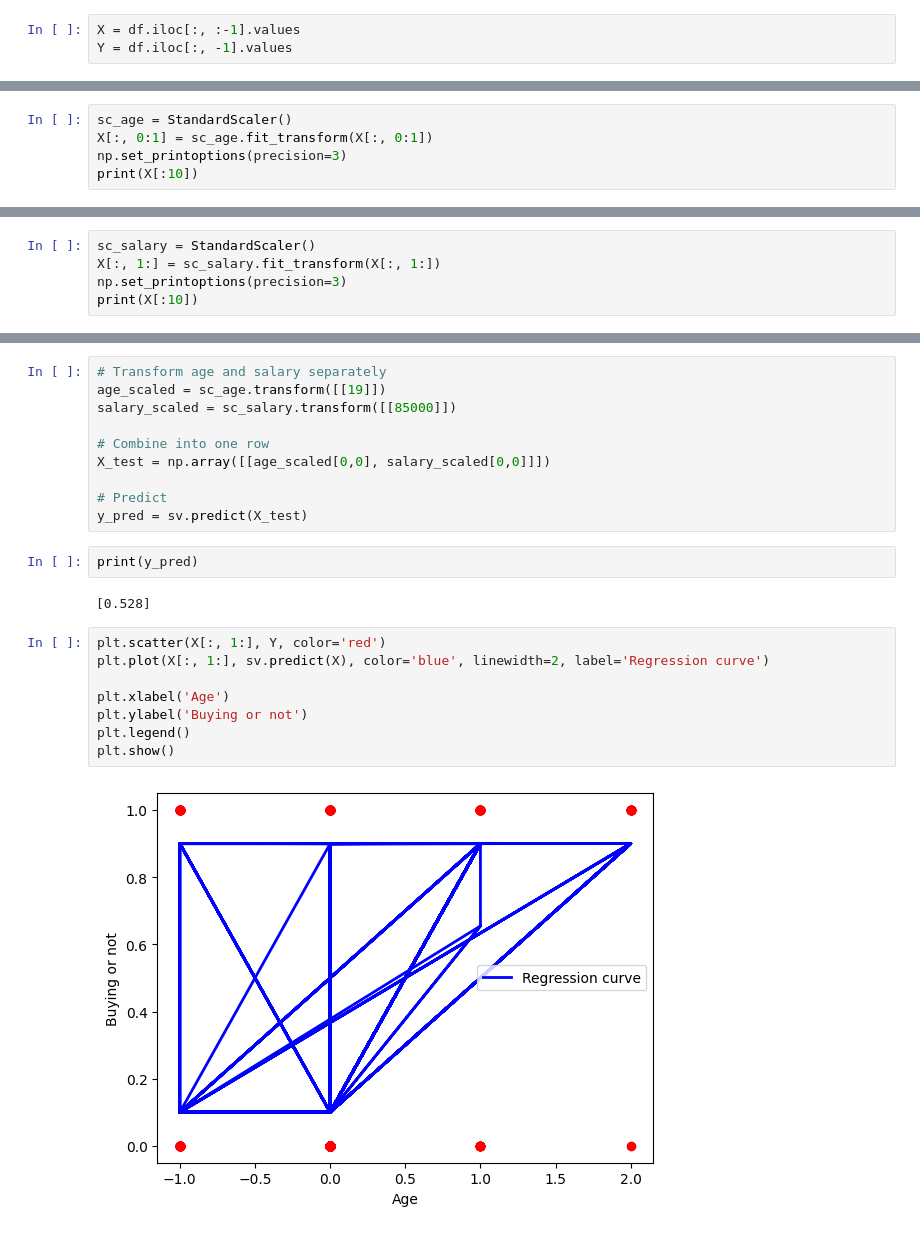
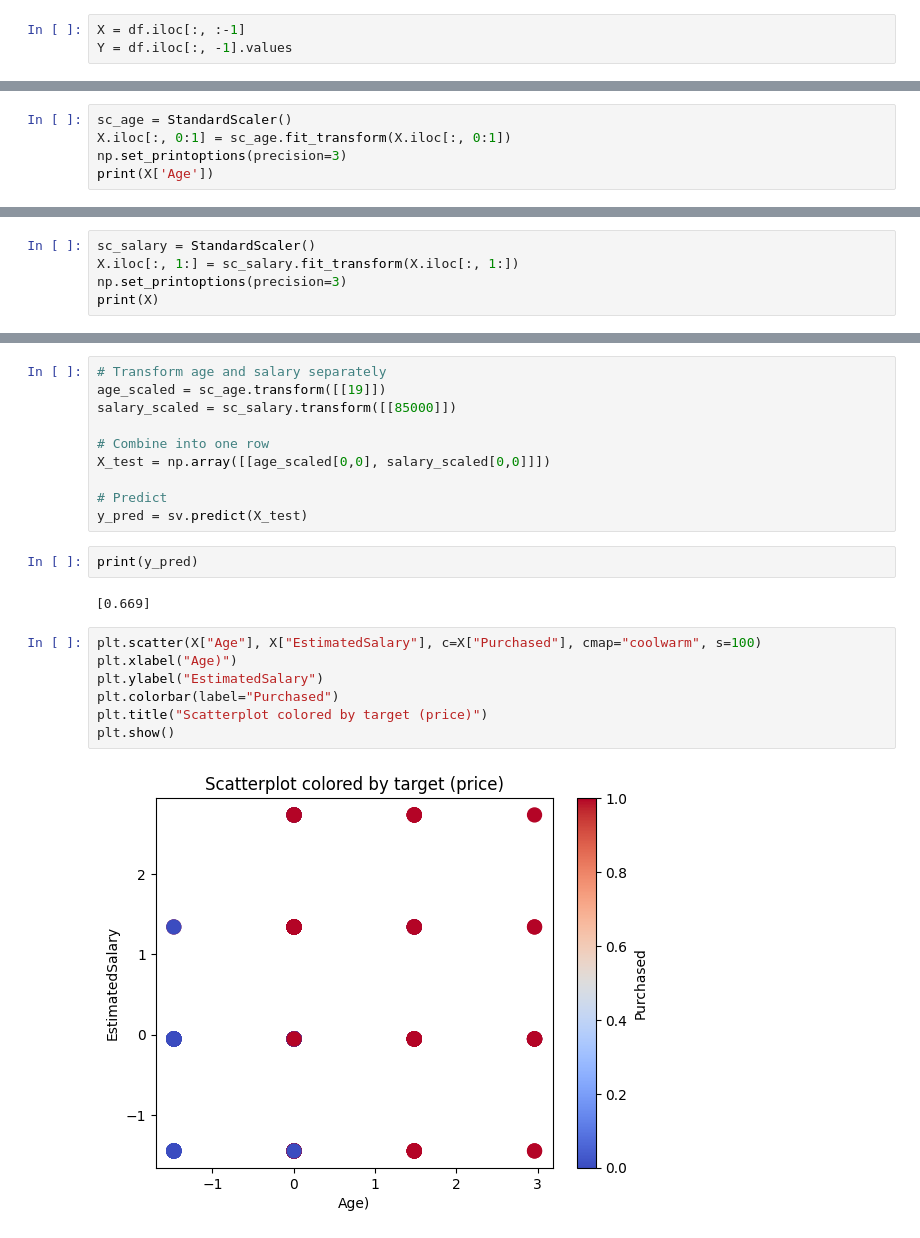
Before and after one commit to ShoryaDubey/ML, a Jupyter notebook: SVR_Remaining.ipynb, the cells around one changed output, grey strips where cells are left out. Saved outputs shown, nothing was run; the diff lists cells and outputs as text.

```diff
--- a/SVR_Remaining.ipynb
+++ b/SVR_Remaining.ipynb
@@ -24,5 +33,5 @@ Index(['Age', 'EstimatedSalary', 'Purchased'], dtype='object')
 # %%
-X = df.iloc[:, :-1].values
+X = df.iloc[:, :-1]
 Y = df.iloc[:, -1].values
 # %%
 print(X[:10])
@@ -41,7 +51,7 @@ print(Y[:10])
 [0 0 0 0 0 0 0 1 0 0]
 # %%
 sc_age = StandardScaler()
-X[:, 0:1] = sc_age.fit_transform(X[:, 0:1])
+X.iloc[:, 0:1] = sc_age.fit_transform(X.iloc[:, 0:1])
 np.set_printoptions(precision=3)
-print(X[:10])
+print(X['Age'])
 # %% [output]
@@ -58,5 +70,5 @@ print(X[:10])
 # %%
 sc_salary = StandardScaler()
-X[:, 1:] = sc_salary.fit_transform(X[:, 1:])
+X.iloc[:, 1:] = sc_salary.fit_transform(X.iloc[:, 1:])
 np.set_printoptions(precision=3)
-print(X[:10])
+print(X)
@@ -89,14 +90,13 @@ y_pred = sv.predict(X_test)
 # %%
 print(y_pred)
 # %% [output]
-[0.528]
+[0.669]
-# %%
-plt.scatter(X[:, 1:], Y, color='red')
-plt.plot(X[:, 1:], sv.predict(X), color='blue', linewidth=2, label='Regression curve')
-
-plt.xlabel('Age')
-plt.ylabel('Buying or not')
-plt.legend()
-plt.show()
-# %% [output]
-[figure, removed]
+# %%
+plt.scatter(X["Age"], X["EstimatedSalary"], c=X["Purchased"], cmap="coolwarm", s=100)
+plt.xlabel("Age)")
+plt.ylabel("EstimatedSalary")
+plt.colorbar(label="Purchased")
+plt.title("Scatterplot colored by target (price)")
+plt.show()
+# %% [output]
+[figure, added]
```
Also changed, not shown: parts of 4 cells of this notebook.
